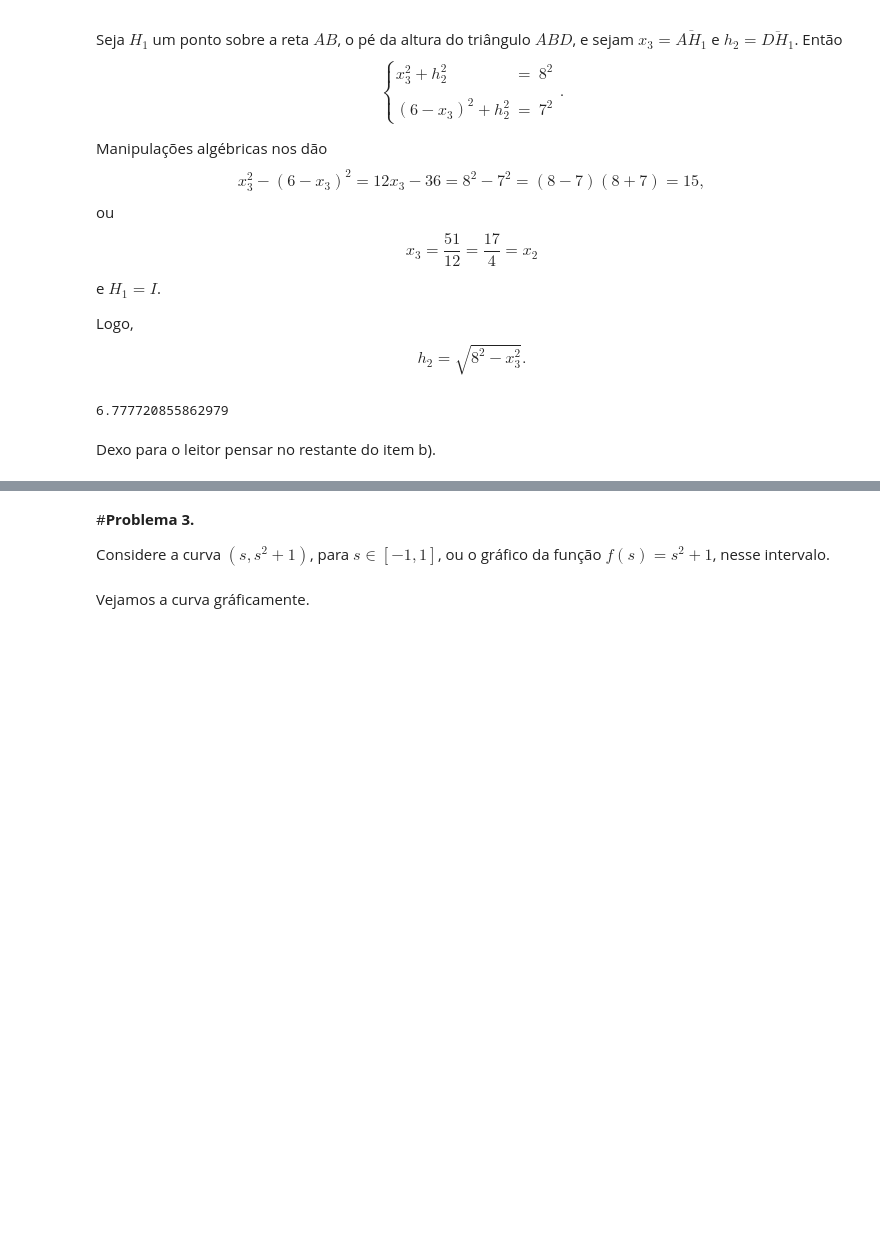
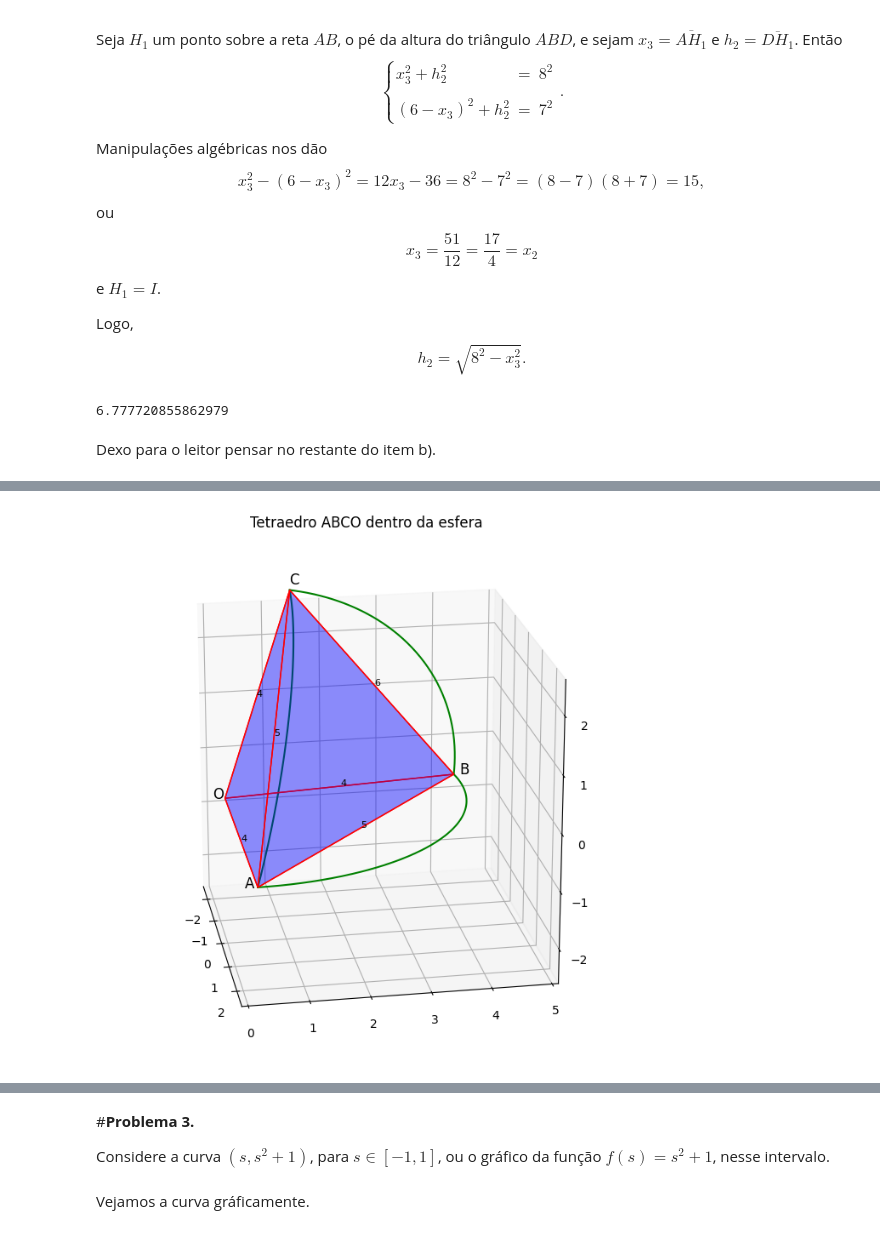
Before and after one commit to j-claudinei-f/j-claudinei-f, a Jupyter notebook: Geometria_AvII.ipynb, the cells around one changed output, grey strips where cells are left out. Saved outputs shown, nothing was run; the diff lists cells and outputs as text; code cells hidden in the pictures; blank space fills up the shorter version.

```diff
--- a/Geometria_AvII.ipynb
+++ b/Geometria_AvII.ipynb
@@ -204,0 +217,87 @@ Dexo para o leitor pensar no restante do item b).
+# %%
+# importing mplot3d toolkits, numpy and matplotlib
+from mpl_toolkits import mplot3d
+import numpy as np
+import matplotlib.pyplot as plt
+from mpl_toolkits.mplot3d.art3d import Poly3DCollection
+
+# Colocando os dados em coordenadas cartesianas
+O=np.array([0,0,0])
+x1=-1/2
+y1=np.sqrt(63)/2
+A=np.array([4,0,0])
+B=np.array([x1,y1,0])
+x2=7/8
+y2=(y1**2+(x2-x1)**2-(4-x2)**2)/(2*y1)
+h=np.sqrt(4**2-x2**2-y2**2)
+C=np.array([x2,y2,h])
+
+# Fazendo os segmentos de reta para encurvar em arcos
+c=4
+t = np.linspace(0, 1, 150)
+AB=np.array([s*B+(1-s)*A for s in t])
+AC=np.array([s*C+(1-s)*A for s in t])
+BC=np.array([s*C+(1-s)*B for s in t])
+
+# Encurvando segmentos de reta AB, AC e BC, para formar os arcos de mesmo nome.
+arcAB=[c*s/np.linalg.norm(s) for s in AB]
+arcAB=np.transpose(arcAB)
+zab = arcAB[2]
+xab = arcAB[0]
+yab = arcAB[1]
+
+arcAC=[c*s/np.linalg.norm(s) for s in AC]
+arcAC=np.transpose(arcAC)
+zac = arcAC[2]
+xac = arcAC[0]
+yac = arcAC[1]
+
+arcBC=[c*s/np.linalg.norm(s) for s in BC]
+arcBC=np.transpose(arcBC)
+zbc = arcBC[2]
+xbc = arcBC[0]
+ybc = arcBC[1]
+
+# Definindo os vértices do tetraedro
+vertices = [O, A, B, C]
+
+# Definindo as faces do tetraedro
+faces = [[vertices[0], vertices[1], vertices[2]],
+         [vertices[0], vertices[2], vertices[3]],
+         [vertices[0], vertices[3], vertices[1]],
+         [vertices[1], vertices[2], vertices[3]]]
+
+
+fig = plt.figure(figsize=(8,8))
+# syntax for 3-D projection
+ax = plt.axes(projection ='3d')
+# plotting
+ax.add_collection3d(Poly3DCollection(faces, facecolors='blue', linewidths=1, edgecolors='r', alpha=.25))
+ax.plot3D(xab, yab, zab, color='green')
+ax.plot3D(xac, yac, zac, color='green')
+ax.plot3D(xbc, ybc, zbc, color='green')
+#ax.scatter(x, y, z, color='blue')
+ax.set_title('Tetraedro ABCO dentro da esfera')
+# Exibindo o gráfico
+#ax.set_axis_off()
+ax.set_box_aspect([2,2,2])
+ax.set_aspect('auto')
+ax.text(xab[-1],yab[-1]+0.1,zab[-1], 'B', fontsize=12)
+ax.text(xac[-1],yac[-1],zac[-1]+0.1, 'C', fontsize=12)
+ax.text(xab[0],yab[0]-0.2,zab[0], 'A', fontsize=12)
+ax.text(0,0-0.2,0, 'O', fontsize=12)
+# Adicionando os comprimentos
+ax.text((vertices[0][0] + vertices[1][0]) / 2, (vertices[0][1] + vertices[1][1]) / 2, (vertices[0][2] + vertices[1][2]) / 2, '4', size=8)
+ax.text((vertices[0][0] + vertices[2][0]) / 2, (vertices[0][1] + vertices[2][1]) / 2, (vertices[0][2] + vertices[2][2]) / 2, '4', size=8)
+ax.text((vertices[1][0] + vertices[2][0]) / 2, (vertices[1][1] + vertices[2][1]) / 2, (vertices[1][2] + vertices[2][2]) / 2, '5', size=8)
+ax.text((vertices[0][0] + vertices[3][0]) / 2, (vertices[0][1] + vertices[3][1]) / 2, (vertices[0][2] + vertices[3][2]) / 2, '4', size=8)
+ax.text((vertices[1][0] + vertices[3][0]) / 2, (vertices[1][1] + vertices[3][1]) / 2, (vertices[1][2] + vertices[3][2]) / 2, '5', size=8)
+ax.text((vertices[2][0] + vertices[3][0]) / 2, (vertices[2][1] + vertices[3][1]) / 2, (vertices[2][2] + vertices[3][2]) / 2, '6', size=8)
+ax.set_xlim([-2.5, 2.5])
+ax.set_ylim([0,5])
+ax.set_zlim([-2.5, 2.5])
+
+ax.view_init(elev=20, azim=-10)   # ângulos de exibição do tetraedro no espaço
+plt.show()
+# %% [output]
+[figure, added]
```
Also changed, not shown: parts of 8 cells of this notebook.
